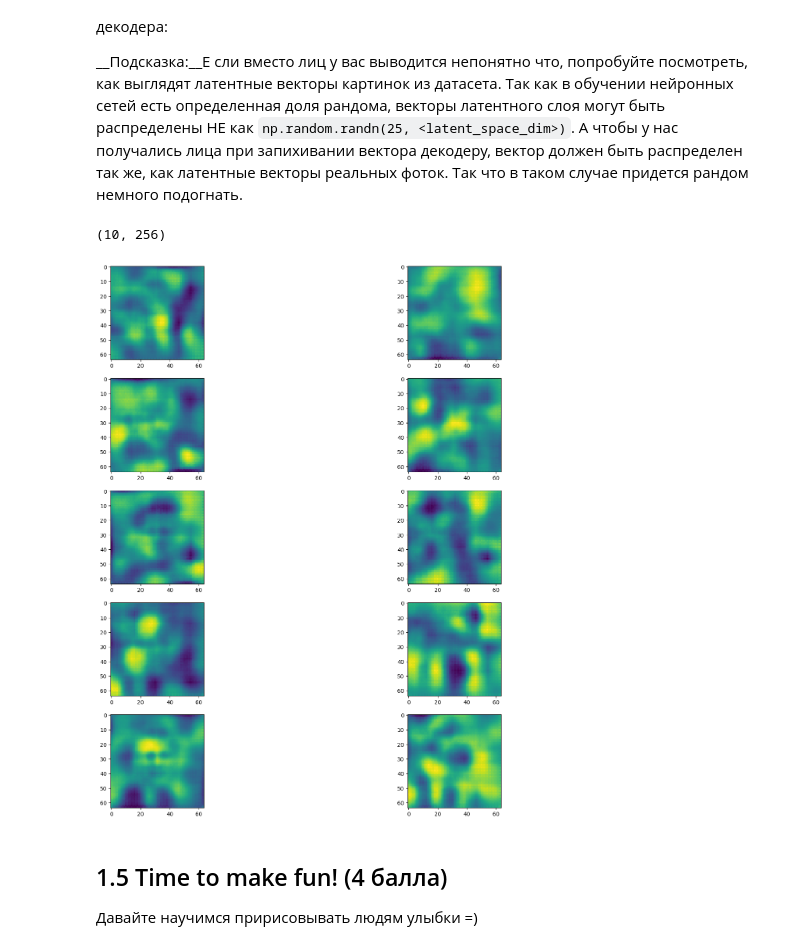
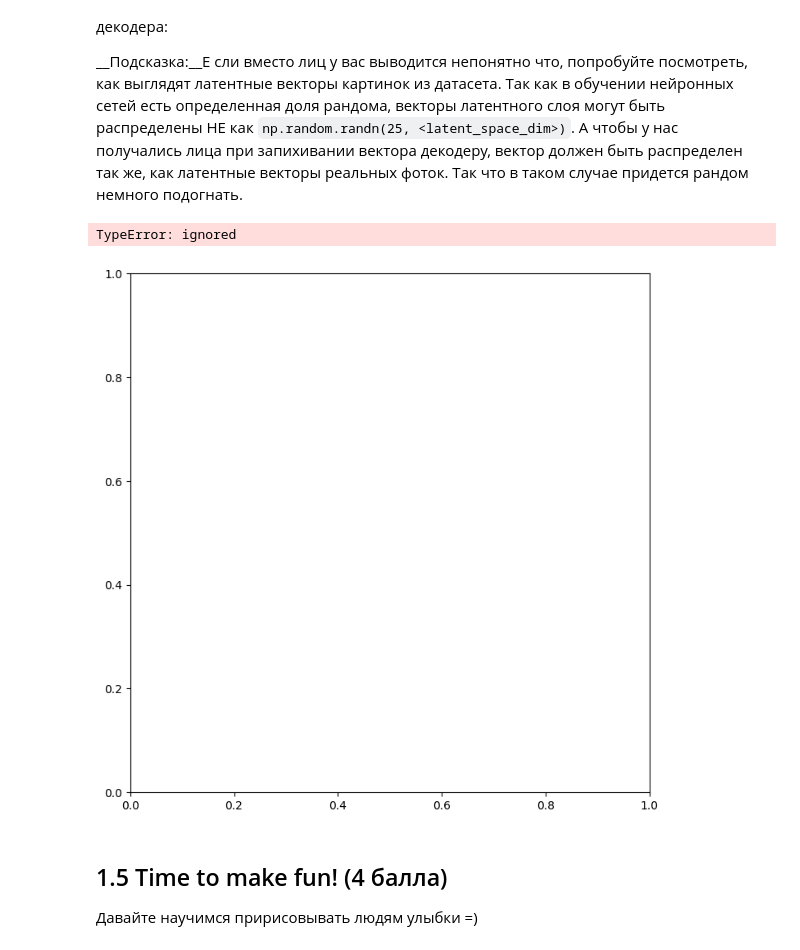
Before and after one commit to cehkop/Deep_learning_school_MIPT, a Jupyter notebook: homework/autoencoders_ipynb.ipynb, the cells around one changed output. Drawn from its saved outputs; the diff is of its cells as text; code cells hidden in the pictures.

```diff
--- a/homework/autoencoders_ipynb.ipynb
+++ b/homework/autoencoders_ipynb.ipynb
@@ -150,5 +169,7 @@ val_loader = data.DataLoader(val_set,
 plt.figure(figsize=(8, 20))
 for i in range(4):
     plt.subplot(1, 4, i+1)
-    plt.imshow(next(iter(train_loader))[0][i][0])
+    # img = np.transpose(next(iter(train_loader))[0][i], (1, 2, 0))
+    img = next(iter(train_loader))[i]
+    plt.imshow(img)
 # %% [output]
@@ -390,16 +382,16 @@ valid loss
 model.eval()
 with torch.no_grad():
     for batch in val_loader:
-        batch = batch[0]
-        lat, reconstruction = model(batch.to(device))
-        result = reconstruction.cpu().detach().numpy()
-        ground_truth = batch.numpy()
+        batch = batch.view(-1, 3, 64, 64).float().to(device)
+        lat, reconstruction = model(batch)
+        result = reconstruction.cpu().detach()
+        ground_truth = batch
         break
 
 plt.figure(figsize=(8, 20))
 for i, (gt, res) in enumerate(zip(ground_truth[:5], result[:5])):
     plt.subplot(5, 2, 2*i+1)
-    plt.imshow(gt[0])
+    plt.imshow(gt.cpu().view(64, 64, -1))
     plt.subplot(5, 2, 2*i+2)
-    plt.imshow(res[0])
+    plt.imshow(res.cpu().view(64, 64, -1))
 # %% [output]
@@ -417,31 +411,34 @@ Not bad, right?
 __Подсказка:__Е сли вместо лиц у вас выводится непонятно что, попробуйте посмотреть, как выглядят латентные векторы картинок из датасета. Так как в обучении нейронных сетей есть определенная доля рандома, векторы латентного слоя могут быть распределены НЕ как `np.random.randn(25, <latent_space_dim>)`. А чтобы у нас получались лица при запихивании вектора декодеру, вектор должен быть распределен так же, как латентные векторы реальных фоток. Так что в таком случае придется рандом немного подогнать.
 # %%
 model.eval()
-latent_set = []
+lat_mean = []
+lat_std = []
 with torch.no_grad():
-    for batch in val_loader:
-        batch = batch[0]
+    for batch in train_loader:
+        batch = batch.view(-1, 3, 64, 64).float().to(device)
         lat, reconstruction = model(batch.to(device))
-        latent_set.append(lat.tolist())
-        break
+        lat_mean.append(np.mean(lat.squeeze().tolist()))
+        lat_std.append(np.std(lat.squeeze().tolist()))
+        # break
 
-mu = np.mean(latent_set)
-std = np.std(latent_set)
+mu = np.mean(lat_mean)
+std = np.std(lat_std)
 # %%
 # сгенерируем 10 рандомных векторов размера latent_space
-z = np.array([np.random.normal(mu, std, 256) for i in range(10)])
-print(np.shape(z))
+z = np.array([np.random.normal(mu, std, 256) for i in range(2)])
+# print(np.shape(z))
 output = model.sample(torch.FloatTensor(z).to(device))
+# print(np.shape(output))
 
 plt.figure(figsize=(18, 18))
 for i in range(output.shape[0]):
   plt.subplot(output.shape[0] // 2, 2, i + 1)
-  generated = output[i].cpu().detach().numpy()
-  plt.imshow(generated[0])
+  generated = output[i].cpu().detach()
+  plt.imshow(generated.view(64, 64, -1))
 plt.show()
 # %% [output]
-(10, 256)
+TypeError: ignored
-[figure, old version]
+[figure, new version]
 # %% [markdown]
 ## 1.5 Time to make fun! (4 балла)
 
```
Also changed, not shown: parts of 34 cells of this notebook.
